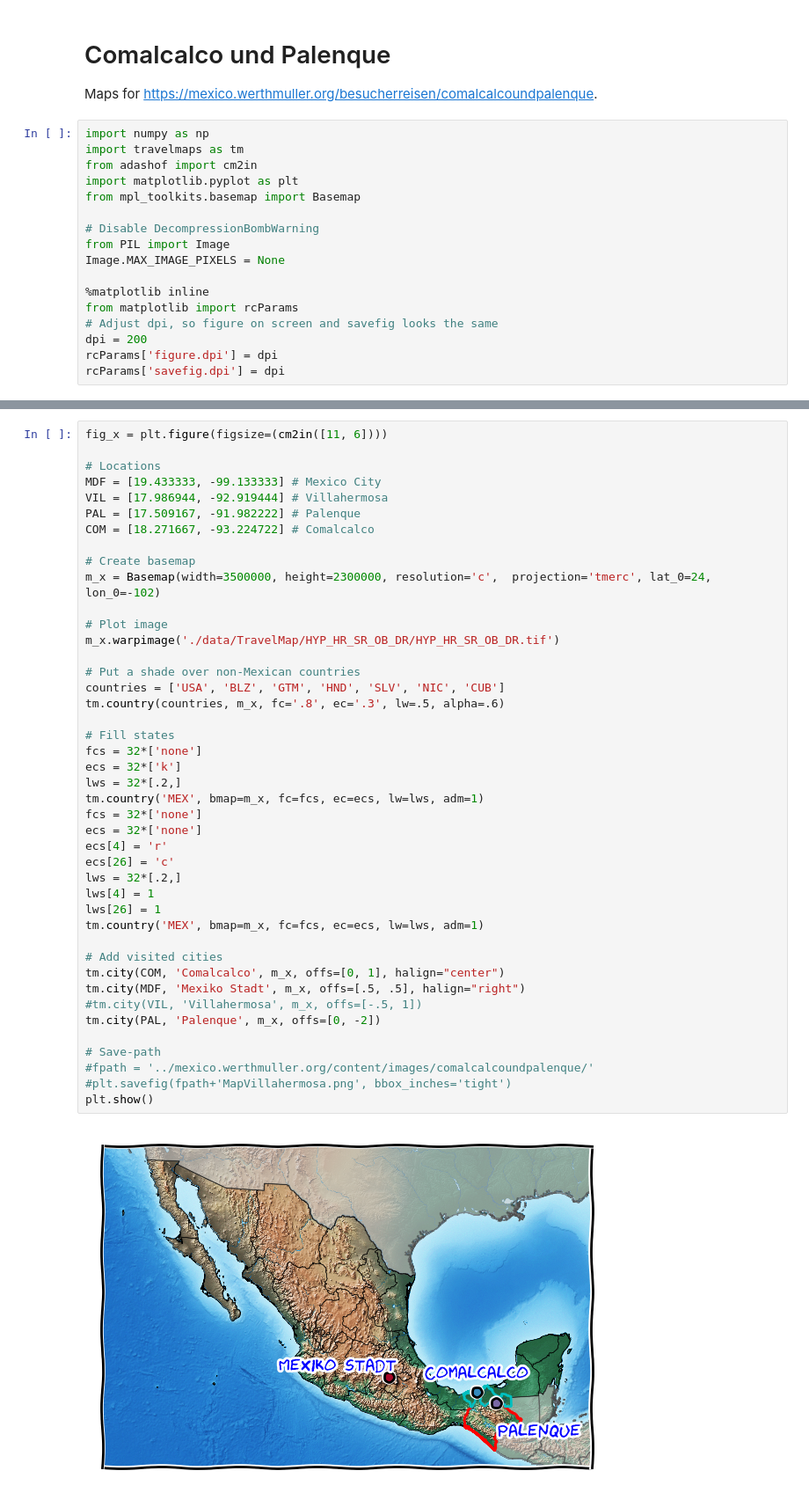
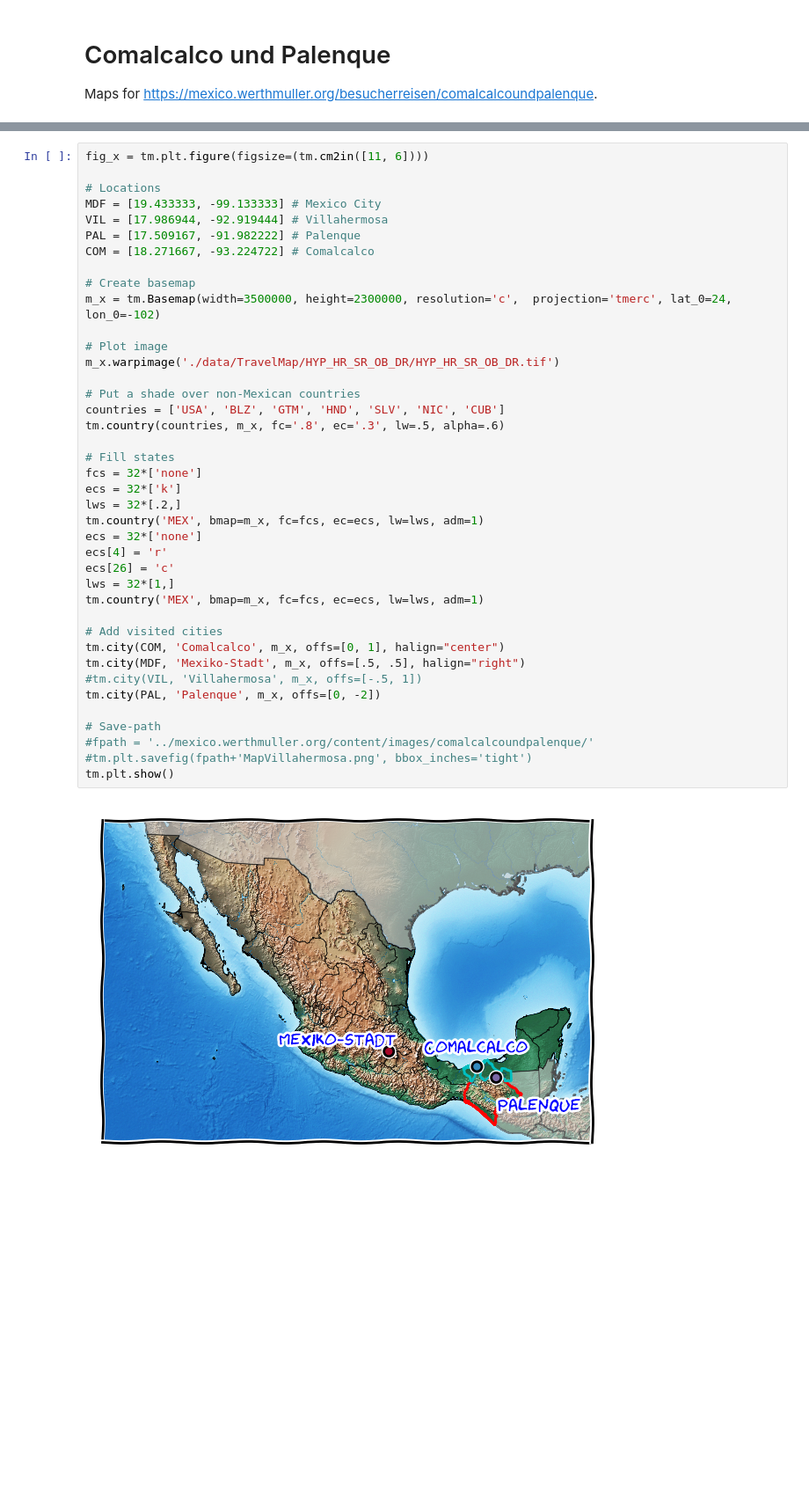
Before and after one commit to prisae/blog-notebooks, a Jupyter notebook: MX_ComalcalcoUndPalenque.ipynb, the cells around one changed output, grey strips where cells are left out. Shown: that part at 88% size. Saved outputs shown, nothing was run; the diff lists cells and outputs as text; blank space fills up the shorter version.

```diff
--- a/MX_ComalcalcoUndPalenque.ipynb
+++ b/MX_ComalcalcoUndPalenque.ipynb
@@ -2,20 +2,3 @@
 # Comalcalco und Palenque
 
 Maps for <https://mexico.werthmuller.org/besucherreisen/comalcalcoundpalenque>.
-# %%
-import numpy as np
-import travelmaps as tm
-from adashof import cm2in
-import matplotlib.pyplot as plt
-from mpl_toolkits.basemap import Basemap
-
-# Disable DecompressionBombWarning
-from PIL import Image
-Image.MAX_IMAGE_PIXELS = None
-
-%matplotlib inline
-from matplotlib import rcParams
-# Adjust dpi, so figure on screen and savefig looks the same
-dpi = 200
-rcParams['figure.dpi'] = dpi
-rcParams['savefig.dpi'] = dpi
@@ -22,5 +8,5 @@ rcParams['savefig.dpi'] = dpi
 # %%
-fig_x = plt.figure(figsize=(cm2in([11, 6])))
+fig_x = tm.plt.figure(figsize=(tm.cm2in([11, 6])))
 
 # Locations
 MDF = [19.433333, -99.133333] # Mexico City
@@ -28,39 +14,36 @@ VIL = [17.986944, -92.919444] # Villahermosa
 PAL = [17.509167, -91.982222] # Palenque
 COM = [18.271667, -93.224722] # Comalcalco
 
 # Create basemap
-m_x = Basemap(width=3500000, height=2300000, resolution='c',  projection='tmerc', lat_0=24, lon_0=-102)
+m_x = tm.Basemap(width=3500000, height=2300000, resolution='c',  projection='tmerc', lat_0=24, lon_0=-102)
 
 # Plot image
 m_x.warpimage('./data/TravelMap/HYP_HR_SR_OB_DR/HYP_HR_SR_OB_DR.tif')
 
 # Put a shade over non-Mexican countries
 countries = ['USA', 'BLZ', 'GTM', 'HND', 'SLV', 'NIC', 'CUB']
 tm.country(countries, m_x, fc='.8', ec='.3', lw=.5, alpha=.6)
 
 # Fill states
 fcs = 32*['none']
 ecs = 32*['k']
 lws = 32*[.2,]
 tm.country('MEX', bmap=m_x, fc=fcs, ec=ecs, lw=lws, adm=1)
-fcs = 32*['none']
 ecs = 32*['none']
 ecs[4] = 'r'
 ecs[26] = 'c'
-lws = 32*[.2,]
-lws[4] = 1
-lws[26] = 1
+lws = 32*[1,]
 tm.country('MEX', bmap=m_x, fc=fcs, ec=ecs, lw=lws, adm=1)
 
 # Add visited cities
 tm.city(COM, 'Comalcalco', m_x, offs=[0, 1], halign="center")
-tm.city(MDF, 'Mexiko Stadt', m_x, offs=[.5, .5], halign="right")
+tm.city(MDF, 'Mexiko-Stadt', m_x, offs=[.5, .5], halign="right")
 #tm.city(VIL, 'Villahermosa', m_x, offs=[-.5, 1])
 tm.city(PAL, 'Palenque', m_x, offs=[0, -2])
 
 # Save-path
 #fpath = '../mexico.werthmuller.org/content/images/comalcalcoundpalenque/'
-#plt.savefig(fpath+'MapVillahermosa.png', bbox_inches='tight')
-plt.show()
+#tm.plt.savefig(fpath+'MapVillahermosa.png', bbox_inches='tight')
+tm.plt.show()
 # %% [output]
-[figure, old version]
+[figure, new version]
```
Also changed, not shown: parts of 1 cell of this notebook, 5 other files.
